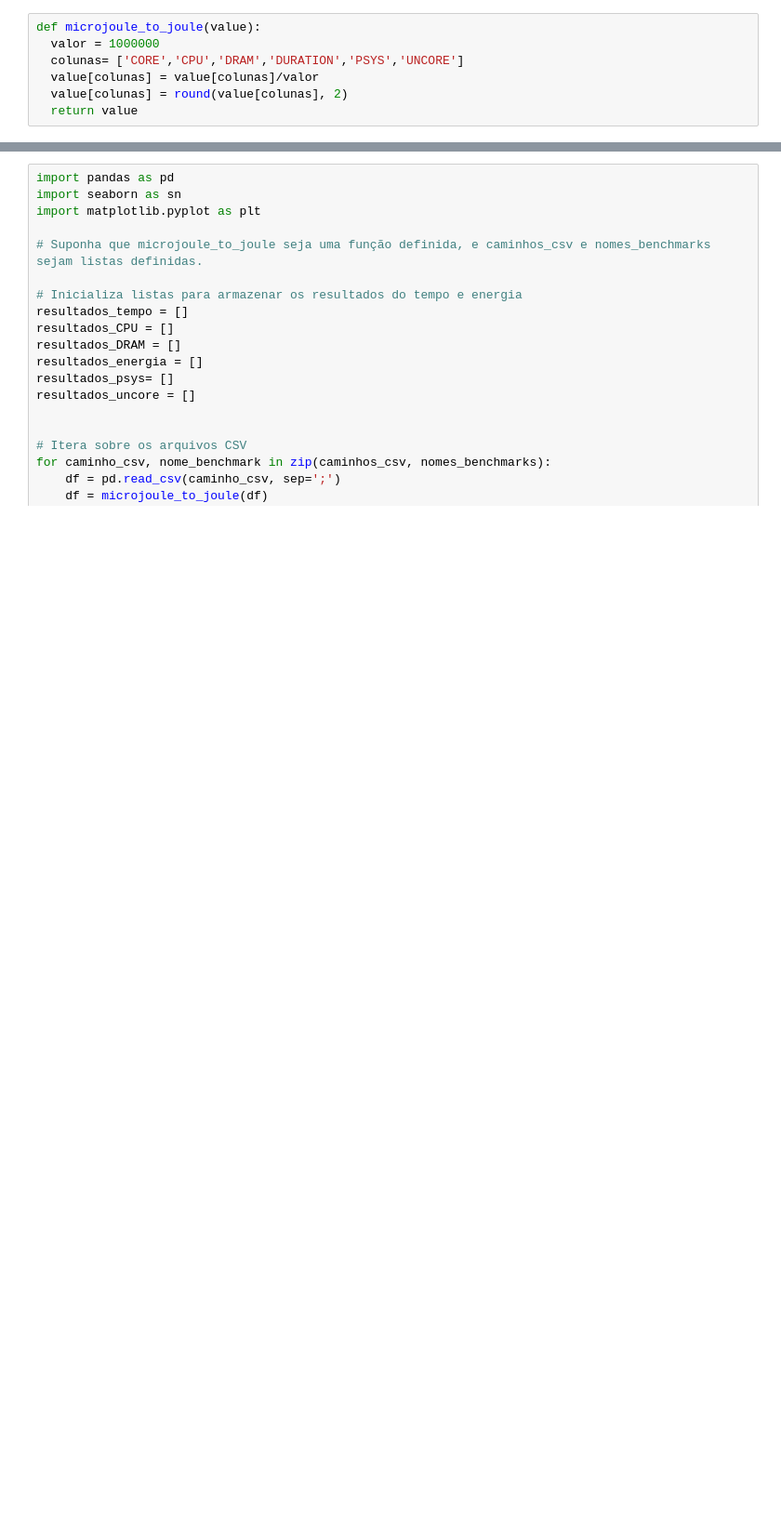
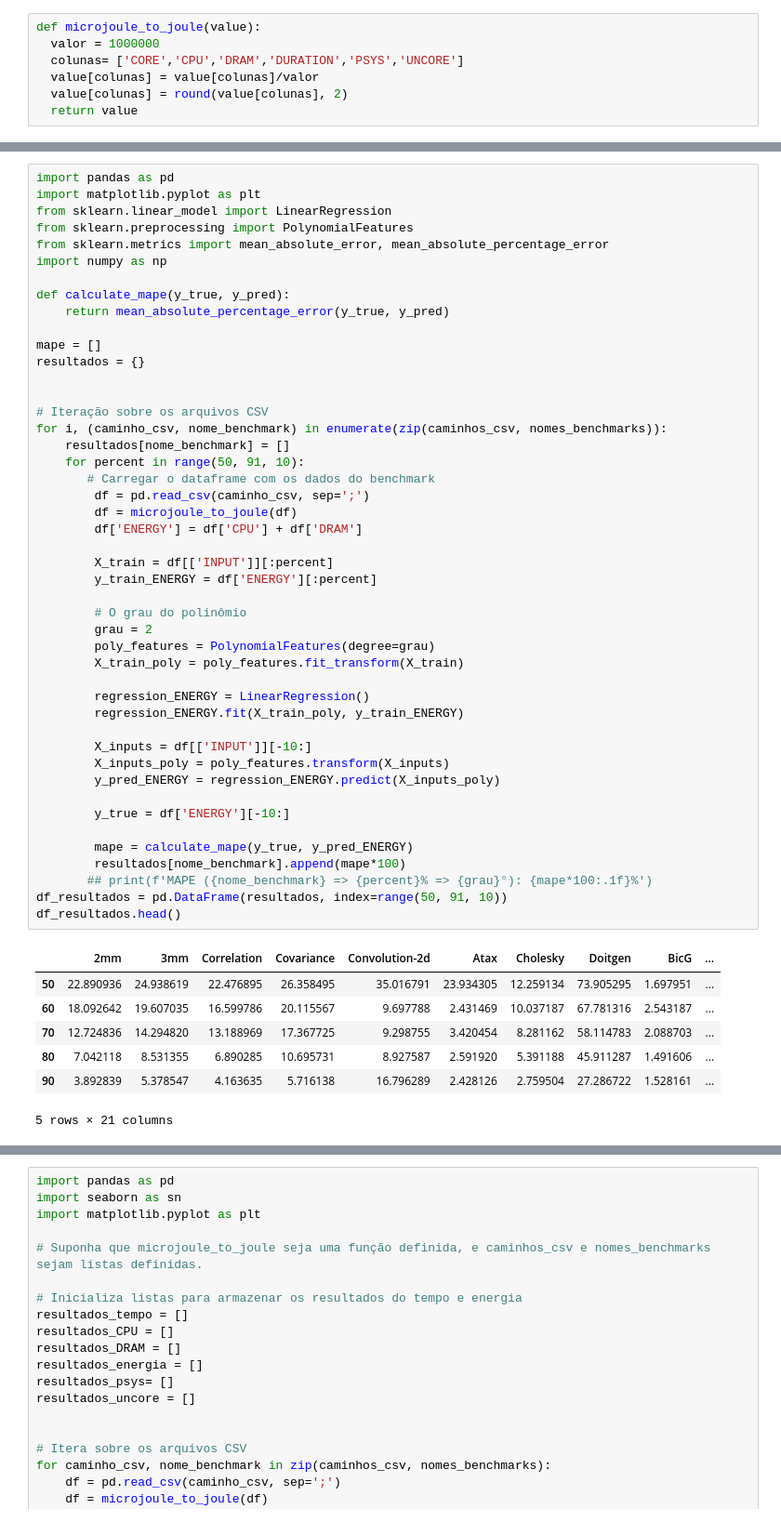
Before and after one commit to marcosamaris/OpemMPestimationenergy, a Jupyter notebook: Notebooks/TCC Notebook.ipynb, the cells around one changed output, grey strips where cells are left out. Shown at 93% size. Drawn from its saved outputs; the diff is of its cells as text; blank space fills up the shorter version.

```diff
--- a/Notebooks/TCC Notebook.ipynb
+++ b/Notebooks/TCC Notebook.ipynb
@@ -33,3 +87,57 @@ def microjoule_to_joule(value):
+# %%
+import pandas as pd
+import matplotlib.pyplot as plt
+from sklearn.linear_model import LinearRegression
+from sklearn.preprocessing import PolynomialFeatures
+from sklearn.metrics import mean_absolute_error, mean_absolute_percentage_error
+import numpy as np
+
+def calculate_mape(y_true, y_pred):
+    return mean_absolute_percentage_error(y_true, y_pred)
+
+mape = []
+resultados = {}
+
+
+# Iteração sobre os arquivos CSV
+for i, (caminho_csv, nome_benchmark) in enumerate(zip(caminhos_csv, nomes_benchmarks)):
+    resultados[nome_benchmark] = []
+    for percent in range(50, 91, 10):
+       # Carregar o dataframe com os dados do benchmark
+        df = pd.read_csv(caminho_csv, sep=';')
+        df = microjoule_to_joule(df)
+        df['ENERGY'] = df['CPU'] + df['DRAM']
+
+        X_train = df[['INPUT']][:percent]
+        y_train_ENERGY = df['ENERGY'][:percent]
+
+        # O grau do polinômio
+        grau = 2
+        poly_features = PolynomialFeatures(degree=grau)
+        X_train_poly = poly_features.fit_transform(X_train)
+
+        regression_ENERGY = LinearRegression()
+        regression_ENERGY.fit(X_train_poly, y_train_ENERGY)
+
+        X_inputs = df[['INPUT']][-10:]
+        X_inputs_poly = poly_features.transform(X_inputs)
+        y_pred_ENERGY = regression_ENERGY.predict(X_inputs_poly)
+
+        y_true = df['ENERGY'][-10:]
+
+        mape = calculate_mape(y_true, y_pred_ENERGY)
+        resultados[nome_benchmark].append(mape*100)
+       ## print(f'MAPE ({nome_benchmark} => {percent}% => {grau}°): {mape*100:.1f}%')
+df_resultados = pd.DataFrame(resultados, index=range(50, 91, 10))
+df_resultados.head()
+# %% [output]
+|  | 2mm | 3mm | Correlation | Covariance | Convolution-2d | Atax | Cholesky | Doitgen | BicG | ... |
+| 50 | 22.890936 | 24.938619 | 22.476895 | 26.358495 | 35.016791 | 23.934305 | 12.259134 | 73.905295 | 1.697951 | ... |
+| 60 | 18.092642 | 19.607035 | 16.599786 | 20.115567 | 9.697788 | 2.431469 | 10.037187 | 67.781316 | 2.543187 | ... |
+| 70 | 12.724836 | 14.294820 | 13.188969 | 17.367725 | 9.298755 | 3.420454 | 8.281162 | 58.114783 | 2.088703 | ... |
+| 80 | 7.042118 | 8.531355 | 6.890285 | 10.695731 | 8.927587 | 2.591920 | 5.391188 | 45.911287 | 1.491606 | ... |
+| 90 | 3.892839 | 5.378547 | 4.163635 | 5.716138 | 16.796289 | 2.428126 | 2.759504 | 27.286722 | 1.528161 | ... |
+5 rows × 21 columns
 # %%
 import pandas as pd
 import seaborn as sn
```
Also changed, not shown: parts of 7 cells of this notebook.
